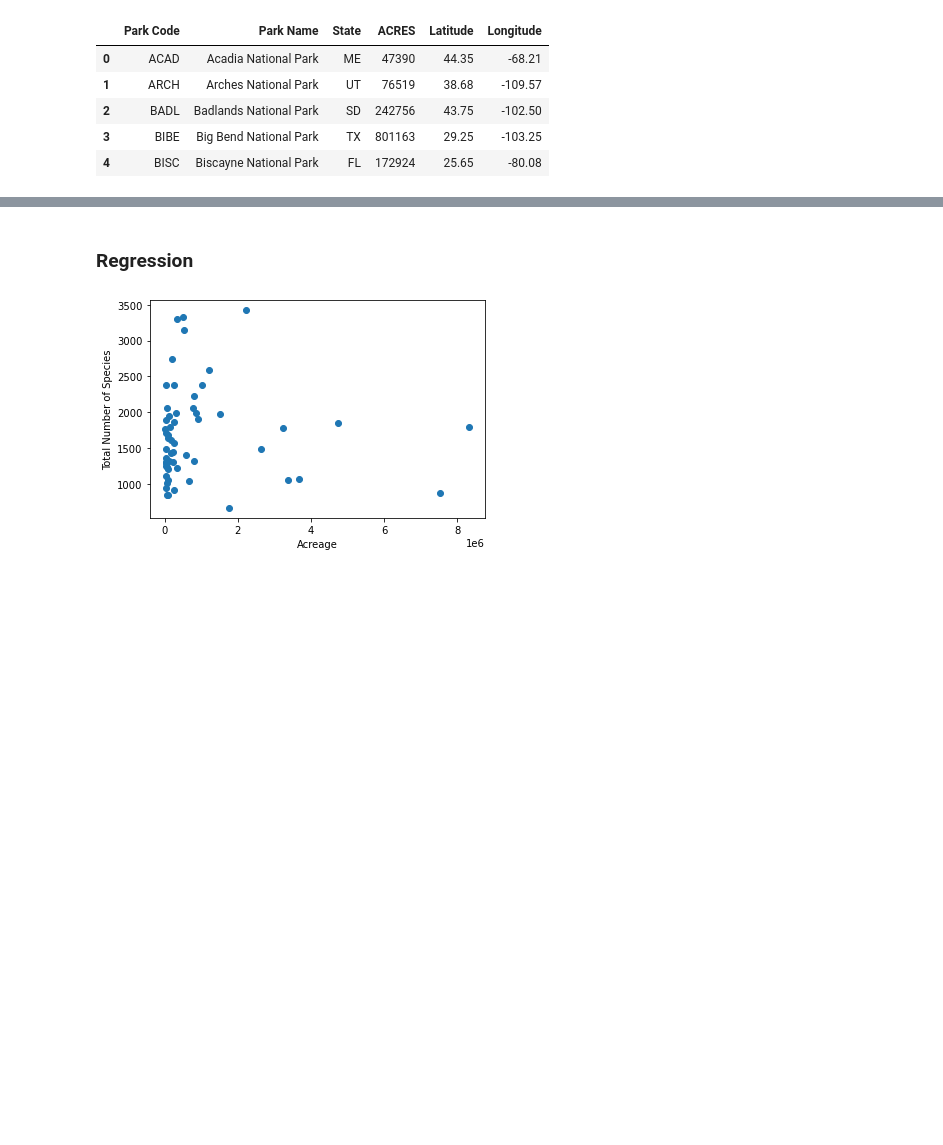
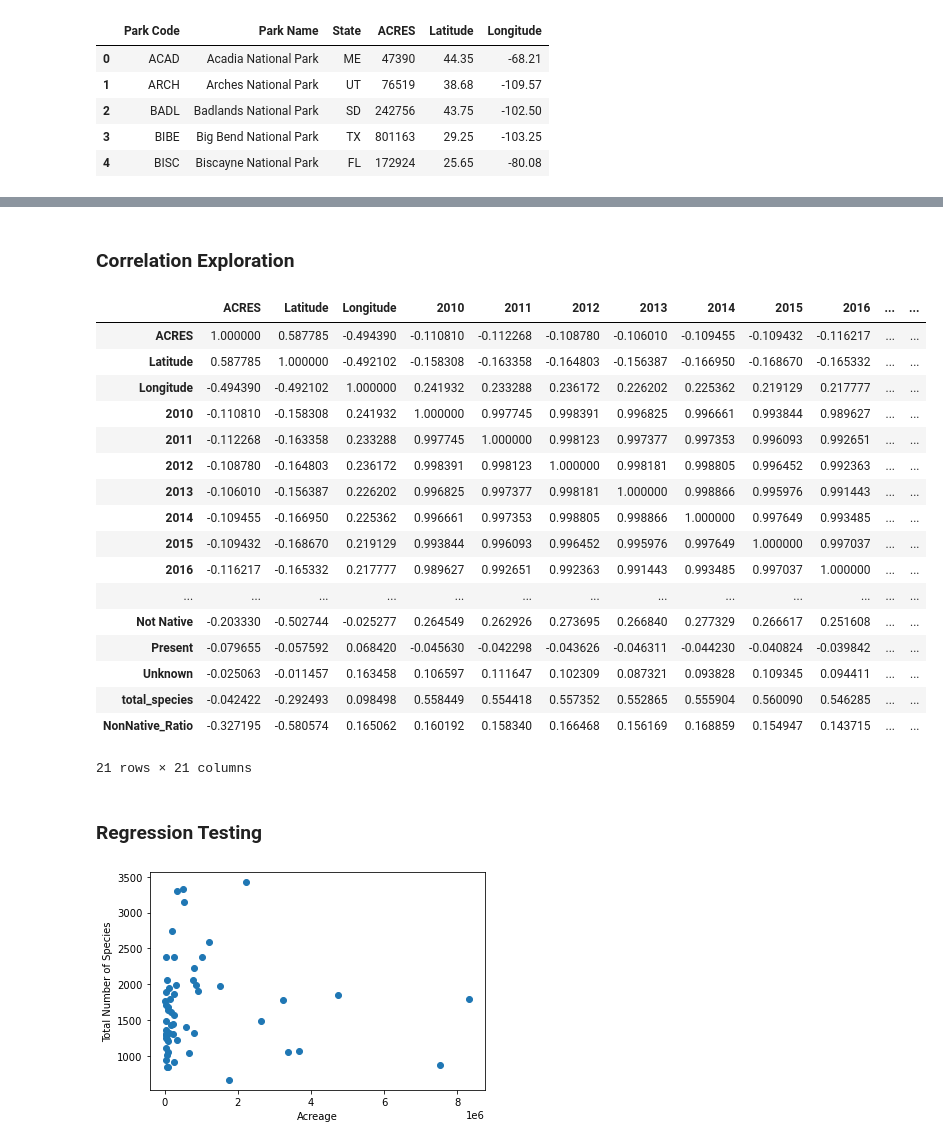
Before and after one commit to holleyvoegtle/Biodiversity_Analysis, a Jupyter notebook: machine-learning/Biodiversity_MachineLearning.ipynb, the cells around one changed output, grey strips where cells are left out. Saved outputs shown, nothing was run; the diff lists cells and outputs as text; code cells hidden in the pictures; blank space fills up the shorter version.

```diff
--- a/machine-learning/Biodiversity_MachineLearning.ipynb
+++ b/machine-learning/Biodiversity_MachineLearning.ipynb
@@ -332,5 +332,28 @@ biodiversity_clean_df.head()
+# %% [markdown]
+### Correlation Exploration
+# %%
+biodiversity_clean_df.corr(method='pearson')
+# %% [output]
+|  | ACRES | Latitude | Longitude | 2010 | 2011 | 2012 | 2013 | 2014 | 2015 | 2016 | ... | ... |
+| ACRES | 1.000000 | 0.587785 | -0.494390 | -0.110810 | -0.112268 | -0.108780 | -0.106010 | -0.109455 | -0.109432 | -0.116217 | ... | ... |
+| Latitude | 0.587785 | 1.000000 | -0.492102 | -0.158308 | -0.163358 | -0.164803 | -0.156387 | -0.166950 | -0.168670 | -0.165332 | ... | ... |
+| Longitude | -0.494390 | -0.492102 | 1.000000 | 0.241932 | 0.233288 | 0.236172 | 0.226202 | 0.225362 | 0.219129 | 0.217777 | ... | ... |
+| 2010 | -0.110810 | -0.158308 | 0.241932 | 1.000000 | 0.997745 | 0.998391 | 0.996825 | 0.996661 | 0.993844 | 0.989627 | ... | ... |
+| 2011 | -0.112268 | -0.163358 | 0.233288 | 0.997745 | 1.000000 | 0.998123 | 0.997377 | 0.997353 | 0.996093 | 0.992651 | ... | ... |
+| 2012 | -0.108780 | -0.164803 | 0.236172 | 0.998391 | 0.998123 | 1.000000 | 0.998181 | 0.998805 | 0.996452 | 0.992363 | ... | ... |
+| 2013 | -0.106010 | -0.156387 | 0.226202 | 0.996825 | 0.997377 | 0.998181 | 1.000000 | 0.998866 | 0.995976 | 0.991443 | ... | ... |
+| 2014 | -0.109455 | -0.166950 | 0.225362 | 0.996661 | 0.997353 | 0.998805 | 0.998866 | 1.000000 | 0.997649 | 0.993485 | ... | ... |
+| 2015 | -0.109432 | -0.168670 | 0.219129 | 0.993844 | 0.996093 | 0.996452 | 0.995976 | 0.997649 | 1.000000 | 0.997037 | ... | ... |
+| 2016 | -0.116217 | -0.165332 | 0.217777 | 0.989627 | 0.992651 | 0.992363 | 0.991443 | 0.993485 | 0.997037 | 1.000000 | ... | ... |
+| ... | ... | ... | ... | ... | ... | ... | ... | ... | ... | ... | ... | ... |
+| Not Native | -0.203330 | -0.502744 | -0.025277 | 0.264549 | 0.262926 | 0.273695 | 0.266840 | 0.277329 | 0.266617 | 0.251608 | ... | ... |
+| Present | -0.079655 | -0.057592 | 0.068420 | -0.045630 | -0.042298 | -0.043626 | -0.046311 | -0.044230 | -0.040824 | -0.039842 | ... | ... |
+| Unknown | -0.025063 | -0.011457 | 0.163458 | 0.106597 | 0.111647 | 0.102309 | 0.087321 | 0.093828 | 0.109345 | 0.094411 | ... | ... |
+| total_species | -0.042422 | -0.292493 | 0.098498 | 0.558449 | 0.554418 | 0.557352 | 0.552865 | 0.555904 | 0.560090 | 0.546285 | ... | ... |
+| NonNative_Ratio | -0.327195 | -0.580574 | 0.165062 | 0.160192 | 0.158340 | 0.166468 | 0.156169 | 0.168859 | 0.154947 | 0.143715 | ... | ... |
+21 rows × 21 columns
 # %% [markdown]
-### Regression
+### Regression Testing
 # %%
 plt.scatter(biodiversity_clean_df.ACRES, biodiversity_clean_df.total_species)
 plt.xlabel('Acreage')
```
Also changed, not shown: parts of 40 cells of this notebook.
